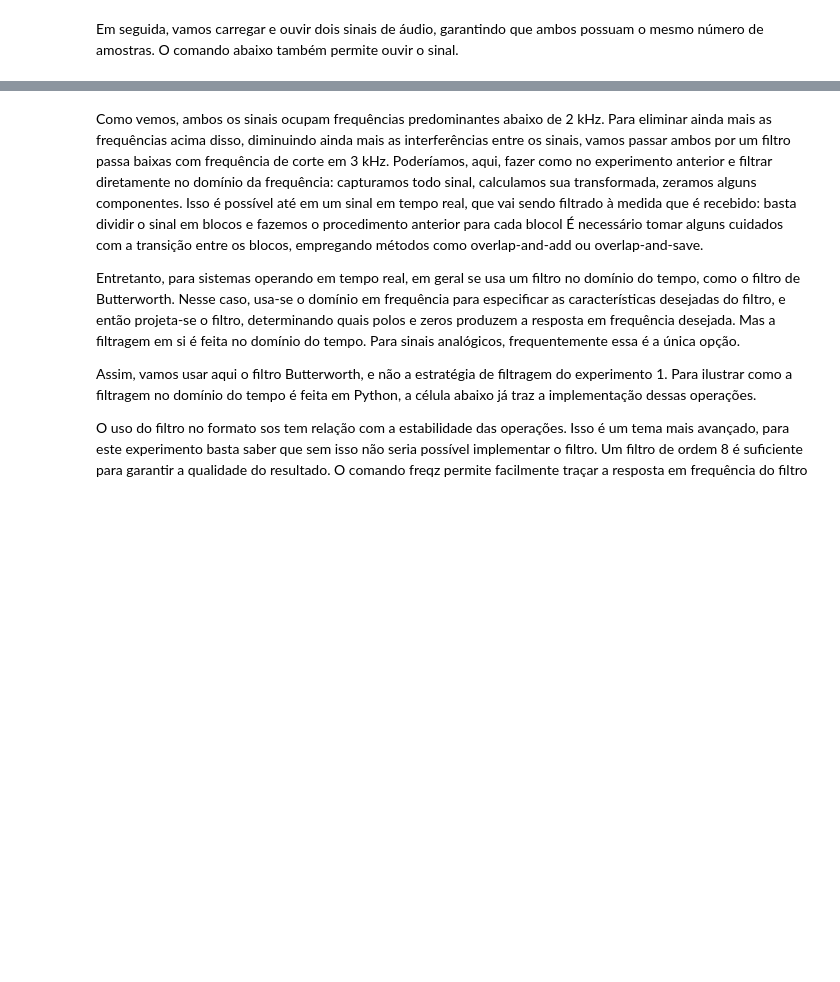
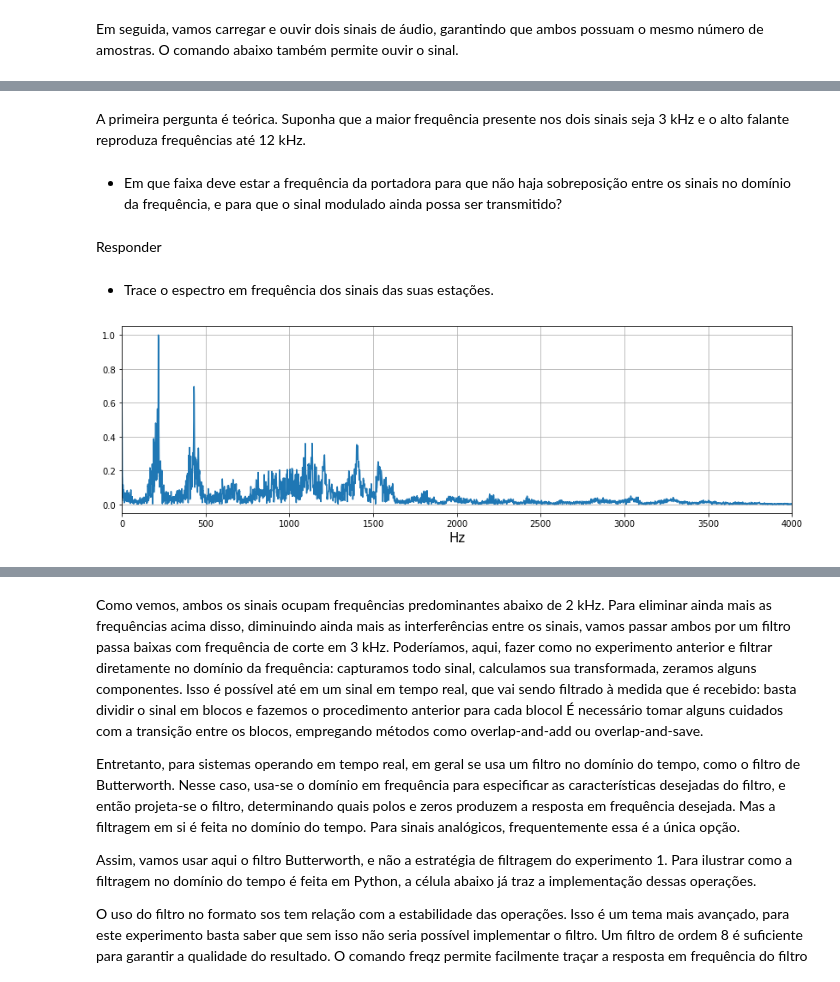
Before and after one commit to vquadrado/EA619U_2022S1_EX2, a Jupyter notebook: Radio_AM-Roteiro.ipynb, the cells around one changed output, grey strips where cells are left out. Cells and saved outputs as stored; diff of their text form; code cells hidden in the pictures; blank space fills up the shorter version.

```diff
--- a/Radio_AM-Roteiro.ipynb
+++ b/Radio_AM-Roteiro.ipynb
@@ -15,3 +12,38 @@ drive.mount('/content/drive')
+# %%
+import numpy as np
+from scipy import signal
+import matplotlib.pyplot as plt
+import IPython.display as ipd
+
+
+def espectro(y, name="default", Fs=1, xlim=[0, 10000]):
+
+    # modulo da transf. de Fourier
+    Y = np.abs(np.fft.fft(y))
+
+    N = Y.size  # Number of samplepoints
+    T = 1.0 / Fs  # N_samps*T (#samples x sample period) is the sample spacing.
+
+
+    # frequencias avaliadas
+    # w = np.arange(-Y.size / 2, Y.size / 2)
+    w = np.linspace(0, N * T, Y.size)
+    # w = np.linspace(-Y.size/2,Y.size/2,Y.size)
+    # w = np.linspace()
+
+    # exibe o grafico do espectro
+    plt.figure(figsize=[14, 4])
+    plt.plot(w, Y / np.max(Y))
+    plt.xlabel("Hz", fontsize=15)
+    plt.xlim(xlim[0], xlim[1])
+    # plt.ylabel('|$Y(e^{j\Omega})$|', fontsize=15)
+
+    plt.grid(True)
+
+    if name != "default":
+        plt.savefig(f"{name}.png")
+
+    return Y
 # %% [markdown]
 Nesse notebook, vamos criar uma transmissão AM usando o alto falante de seu computador. Para isso, vamos usar fato de que o alto-falante responde geralmente a frequências até acima de 10kHz, mas um sinal de voz pode ser bem representado usando frequências abaixo de 4 kHz. Ou seja, a faixa do alto-falante é muito maior do que a necessária para representar o sinal de voz. Nosso "rádio AM" vai transmitir um segundo sinal de voz nessas frequências não usadas.
 
@@ -70,0 +110,12 @@ ipd.Audio(station1[:100000],rate=fs)
+# %% [markdown]
+A primeira pergunta é teórica. Suponha que a maior frequência presente nos dois sinais seja 3 kHz e o alto falante reproduza frequências até 12 kHz.
+# %% [markdown]
+* Em que faixa deve estar a frequência da portadora para que não haja sobreposição entre os sinais no domínio da frequência, e para que o sinal modulado ainda possa ser transmitido?
+# %% [markdown]
+Responder
+# %% [markdown]
+* Trace o espectro em frequência dos sinais das suas estações.
+# %%
+S1 = espectro(station1,xlim=[0,4000])
+# %% [output]
+[figure, added]
```
Also changed, not shown: parts of 25 cells of this notebook, 1 other file.
